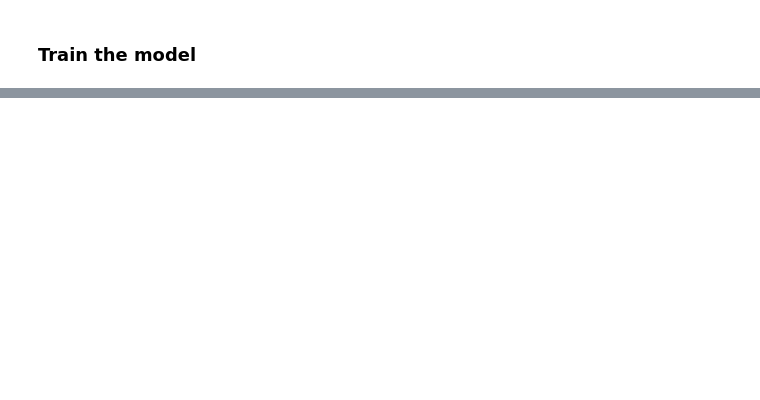
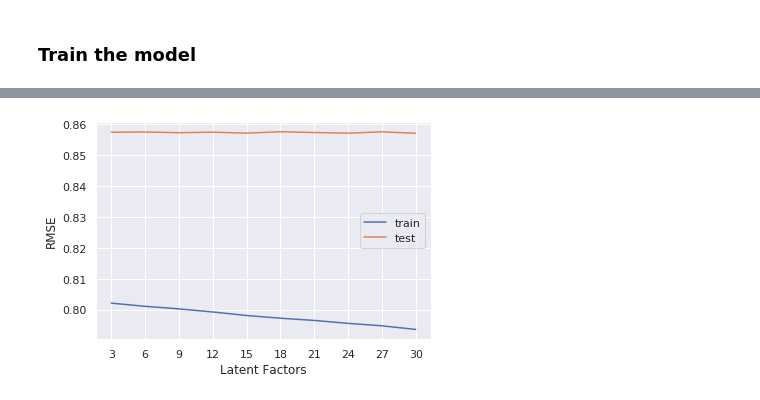
Before and after one commit to ostapViniavskyi/recommender_systems, a Jupyter notebook: notebook/SGD_Matrix_Factorization.ipynb, the cells around one changed output, grey strips where cells are left out. Drawn from its saved outputs; the diff is of its cells as text; code cells hidden in the pictures; blank space fills up the shorter version.

```diff
--- a/notebook/SGD_Matrix_Factorization.ipynb
+++ b/notebook/SGD_Matrix_Factorization.ipynb
@@ -8,9 +8,10 @@ import time
 import numpy as np
 import matplotlib.pyplot as plt
 import tensorflow.keras.backend as K
-
+import seaborn as sns
 import warnings
 warnings.filterwarnings("ignore")
+sns.set()
 
 from tensorflow.keras.models import Model
 from tensorflow.keras.layers import Embedding, Add, Flatten, Dot, Input
@@ -111,33 +112,35 @@ def rmse(y_true, y_pred):
     return K.sqrt(K.mean(K.square(y_pred - y_true)))
 # %%
 LOSS = 'mse'
-LR = 0.1
-RATE_DECAY = 1e-8
-EPOCHS = 100
-BATCH_SIZE = 128
+LR = 0.02
+RATE_DECAY = 0
+EPOCHS = 10
+BATCH_SIZE = 64
 # %%
 def search_k(min_k, max_k, step_k=1, l2_reg=0):
-    test_scores = []
+    train_score, test_scores = [], []
 
     for k in range(min_k, max_k + 1, step_k):
         print(f"Number of latent factors: {k}", end='  ')
-        model = build_model(M, N, k, lmbda=l2_reg)
-        model.compile(
+        model_k = build_model(M, N, k, lmbda=l2_reg)
+        model_k.compile(
             loss=LOSS,
-            optimizer=SGD(lr=LR, decay=RATE_DECAY),
+            optimizer=SGD(lr=LR, decay=RATE_DECAY, momentum=0.95),
             metrics=[rmse]
         )
 
-        history = model.fit(
+        history = model_k.fit(
             x=[*X_train],
             y=y_train-mean,
             epochs=EPOCHS,
             batch_size=BATCH_SIZE,
             validation_data=([*X_test], y_test - mean),
-            verbose=0
+            verbose=0,
+            shuffle=True
         )
-
-        loss, rmse_score = model.evaluate([*X_test], y_test - mean, verbose=0)
-        print(f"RMSE: {rmse_score}")
-        test_scores.append((k, rmse_score))
-    return test_scores
+        loss, train_rmse_score = model_k.evaluate([*X_train], y_train - mean, verbose=0)
+        loss, rmse_score = model_k.evaluate([*X_test], y_test - mean, verbose=0)
+        print(f"Train RMSE: {train_rmse_score}, test RMSE: {rmse_score}")
+        train_score.append(train_rmse_score)
+        test_scores.append(rmse_score)
+    return train_score, test_scores
@@ -156,0 +147,2 @@ Number of latent factors: 19  RMSE: 0.8518016338348389
+# %%
+train_scores, test_scores = search_k(3, 30, step_k=3)
@@ -156,0 +160,10 @@ Number of latent factors: 19  RMSE: 0.8518016338348389
+# %%
+sns.lineplot(np.arange(3, 30 + 1, 3), train_scores)
+sns.lineplot(np.arange(3, 30 + 1, 3), test_scores)
+plt.xticks(np.arange(3, 31,3))
+plt.legend(['train', 'test'])
+plt.xlabel('Latent Factors')
+plt.ylabel('RMSE');
+plt.savefig("latent.png")
+# %% [output]
+[figure, added]
```
Also changed, not shown: parts of 6 cells of this notebook, 16 other files.
